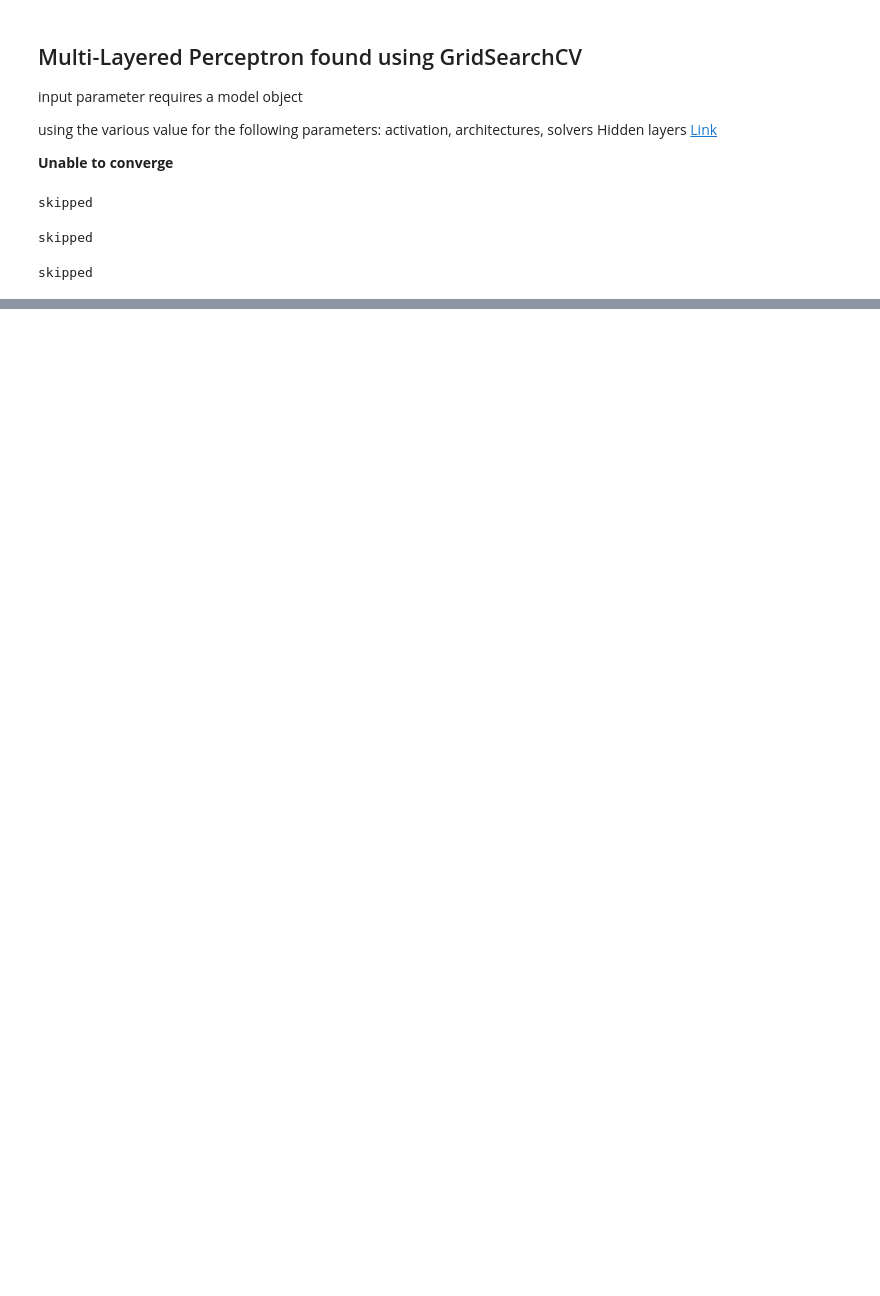
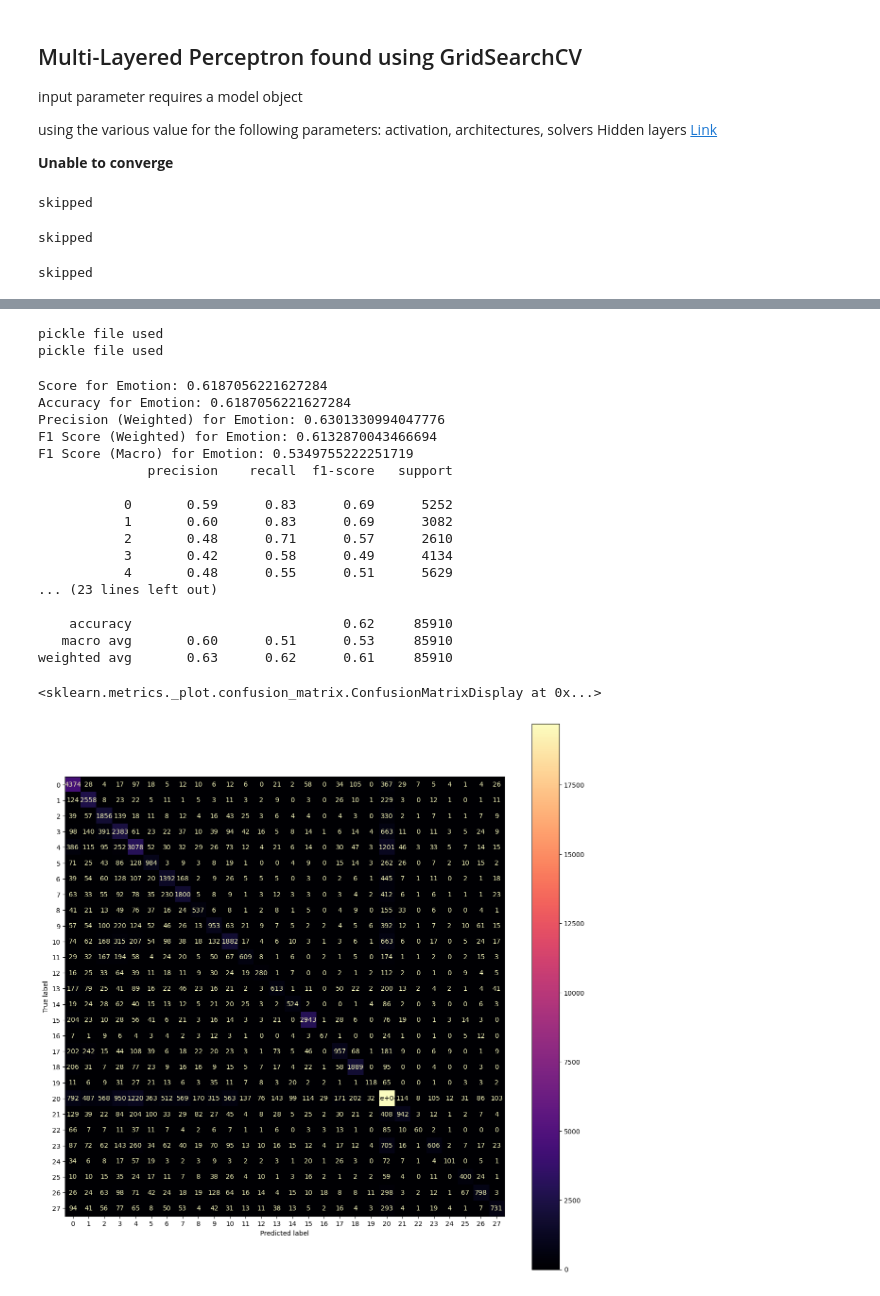
Before and after one commit to NGHINAI/COMP472, a Jupyter notebook: Mini Project 1/Mini-Project1.ipynb, the cells around one changed output, grey strips where cells are left out. Drawn from its saved outputs; the diff is of its cells as text; code cells hidden in the pictures; blank space fills up the shorter version.

```diff
--- a/Mini Project 1/Mini-Project1.ipynb
+++ b/Mini Project 1/Mini-Project1.ipynb
@@ -633,0 +744,54 @@ skipped
+# %%
+classifier = DecisionTreeClassifier()
+if (os.path.exists('models/new_split/DT1_model_new_split.pickle')):
+    pickle_in = open('models/new_split/DT1_model_new_split.pickle', 'rb')
+    clf1 = pickle.load(pickle_in)
+    print("pickle file used")
+else:
+    classifier = classifier.fit(X_train, yemo_train)
+    with open('models/new_split/DT1_model_new_split.pickle', 'wb') as f:
+        pickle.dump(classifier, f)
+    pickle_in = open('models/new_split/DT1_model_new_split.pickle', 'rb')
+    clf1 = pickle.load(pickle_in)
+
+if (os.path.exists('models/new_split/DT2_model_new_split.pickle')):
+    pickle_in = open('models/new_split/DT2_model_new_split.pickle', 'rb')
+    clf2 = pickle.load(pickle_in)
+    print("pickle file used")
+else:
+    classifier = classifier.fit(X_train, ysent_train)
+    with open('models/new_split/DT2_model_new_split.pickle', 'wb') as f:
+        pickle.dump(classifier, f)
+    pickle_in = open('models/new_split/DT2_model_new_split.pickle', 'rb')
+    clf2 = pickle.load(pickle_in)
+# %% [output]
+pickle file used
+pickle file used
+# %%
+y_emo_predict = clf1.predict(X_test)
+
+print(f"Score for Emotion: {clf1.score(X_test, yemo_test)}")
+metrics(yemo_test, y_emo_predict)
+cmp = ConfusionMatrixDisplay(confusion_matrix(y_true=yemo_test, y_pred=y_emo_predict))
+fig, ax = plt.subplots(figsize=(15, 15))
+cmp.plot(ax=ax, cmap='magma')
+# %% [output]
+Score for Emotion: 0.6187056221627284
+Accuracy for Emotion: 0.6187056221627284
+Precision (Weighted) for Emotion: 0.6301330994047776
+F1 Score (Weighted) for Emotion: 0.6132870043466694
+F1 Score (Macro) for Emotion: 0.5349755222251719
+              precision    recall  f1-score   support
+
+           0       0.59      0.83      0.69      5252
+           1       0.60      0.83      0.69      3082
+           2       0.48      0.71      0.57      2610
+           3       0.42      0.58      0.49      4134
+           4       0.48      0.55      0.51      5629
+... (23 lines left out)
+
+    accuracy                           0.62     85910
+   macro avg       0.60      0.51      0.53     85910
+weighted avg       0.63      0.62      0.61     85910
+<sklearn.metrics._plot.confusion_matrix.ConfusionMatrixDisplay at 0x...>
+[figure, added]
```
Also changed, not shown: parts of 43 cells of this notebook, 8 other files.
